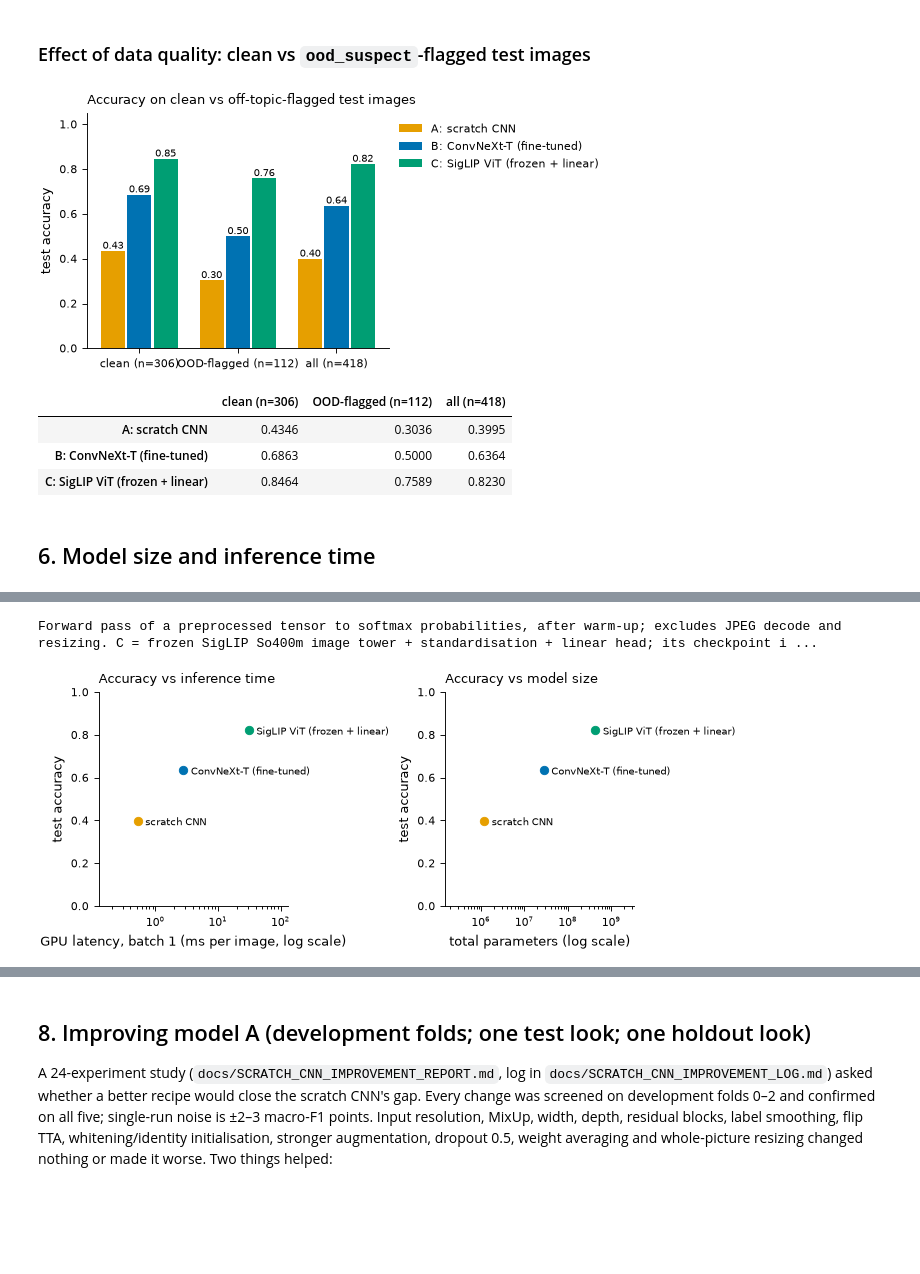
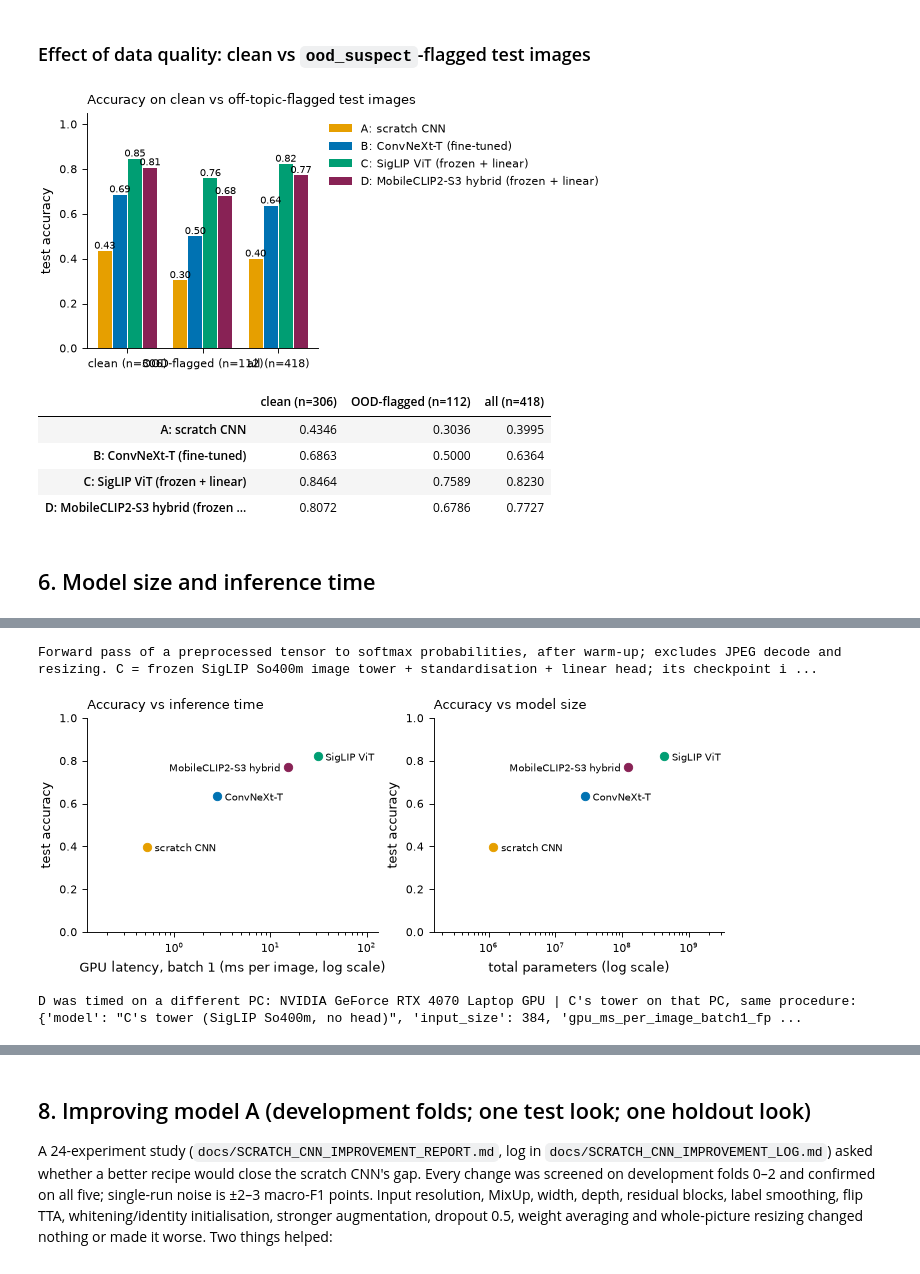
Before and after one commit to Vaperizer2/626-Project, a Jupyter notebook: notebooks/ITRI626_three_models.ipynb, the cells around one changed output, grey strips where cells are left out. Saved outputs shown, nothing was run; the diff lists cells and outputs as text; code cells hidden in the pictures; blank space fills up the shorter version.

```diff
--- a/notebooks/ITRI626_three_models.ipynb
+++ b/notebooks/ITRI626_three_models.ipynb
@@ -486,6 +528,9 @@ display(wide.style.format("{:.2f}", subset=wide.columns[1:]).background_gradient
 for n in H.MAIN:
     cm = metrics["models"][n]["test"]["confusion"]
     fig = H.fig_confusion(cm, classes, n); H.save(fig, f"fig06_confusion_{n}"); plt.show()
+# the report's grid: the four count matrices on one shared colour scale
+fig = H.fig_confusion_grid({n: metrics["models"][n]["test"]["confusion"] for n in H.MAIN}, classes)
+H.save(fig, "fig06_confusion_grid"); plt.show()
 # %% [output]
 [figure]
 [figure]
@@ -582,15 +638,16 @@ fig = H.fig_grouped(q, "Accuracy on clean vs off-topic-flagged test images", "te
 H.save(fig, "fig11_ood_accuracy"); plt.show()
 display(q.rename(index=H.SHORT))
 # %% [output]
-[figure, old version]
+[figure, new version]
 |  | clean (n=306) | OOD-flagged (n=112) | all (n=418) |
 | A: scratch CNN | 0.4346 | 0.3036 | 0.3995 |
 | B: ConvNeXt-T (fine-tuned) | 0.6863 | 0.5000 | 0.6364 |
 | C: SigLIP ViT (frozen + linear) | 0.8464 | 0.7589 | 0.8230 |
+| D: MobileCLIP2-S3 hybrid (frozen ... | 0.8072 | 0.6786 | 0.7727 |
 # %% [markdown]
 ## 6. Model size and inference time
 # %%
-eff = pd.read_csv(H.RES / "efficiency.csv").set_index("model")
+eff = pd.read_csv(H.RES / "efficiency.csv").set_index("model").loc[H.MAIN]
 show = eff[["params", "trainable_params", "input_size", "checkpoint_mb", "fp32_weights_mb", "gpu_ms_per_image_batch1_fp16",
             "gpu_ms_per_image_batch32_fp16", "cpu_ms_per_image_batch1_fp32_8threads"]].copy()
 show["train time (s)"] = [runs[n]["train_time_s"] for n in show.index]
@@ -599,6 +656,9 @@ display(show)
 print(H.load_json(H.RES / "runs" / "profile.json")["_note"])
 acc = pd.Series({n: tab.loc[H.SHORT[n], "accuracy"] for n in H.MAIN})
 fig = H.fig_efficiency(eff, acc); H.save(fig, "fig12_efficiency"); plt.show()
+if len(H.MAIN) > 3:
+    mD = H.load_json(H.RES / "runs" / "profile.json")[H.MAIN[3]]["machine"]
+    print("D was timed on a different PC:", mD["gpu"], "| C's tower on that PC, same procedure:", mD["c_tower_reference"])
 # %% [output]
 |  | params | trainable_params | input_size | checkpoint_mb | fp32_weights_mb | gpu_ms_per_image_batch1_fp16 | ... |
 | A: scratch CNN | 1187636 | 1187636 | 160 | 4.56 | 4.5 | 0.52 | ... |
@@ -607,5 +668,6 @@ fig = H.fig_efficiency(eff, acc); H.save(fig, "fig12_efficiency"); plt.show()
 Forward pass of a preprocessed tensor to softmax probabilities, after warm-up; excludes JPEG decode and resizing. C = frozen SigLIP So400m image tower + standardisation + linear head; its checkpoint i ...
-[figure, old version]
+[figure, new version]
+D was timed on a different PC: NVIDIA GeForce RTX 4070 Laptop GPU | C's tower on that PC, same procedure: {'model': "C's tower (SigLIP So400m, no head)", 'input_size': 384, 'gpu_ms_per_image_batch1_fp ...
 # %% [markdown]
 ## 7. Interpretation
 
```
Also changed, not shown: parts of 27 cells of this notebook, 31 other files.
